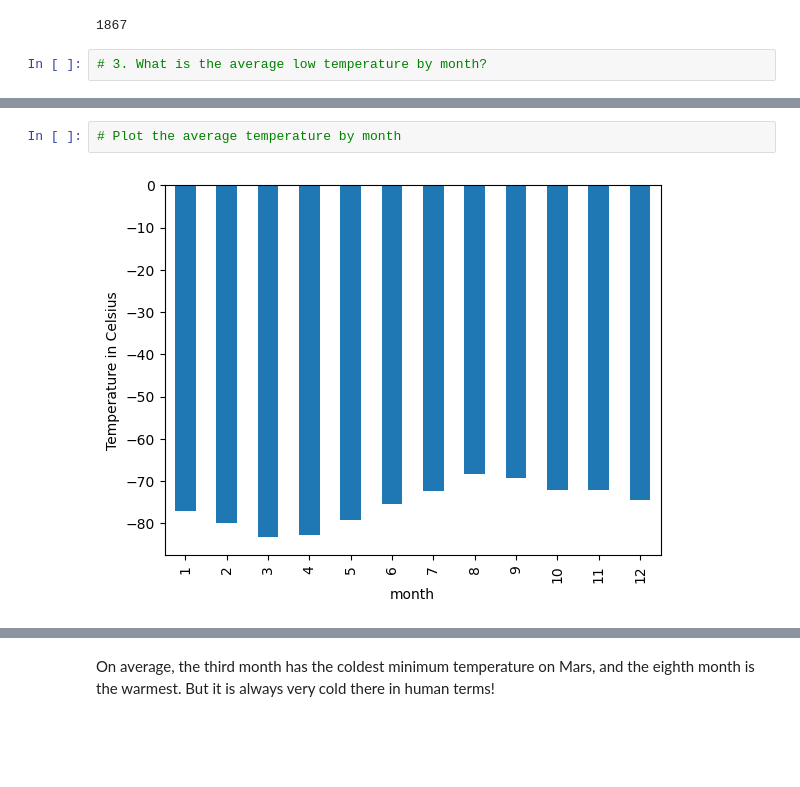
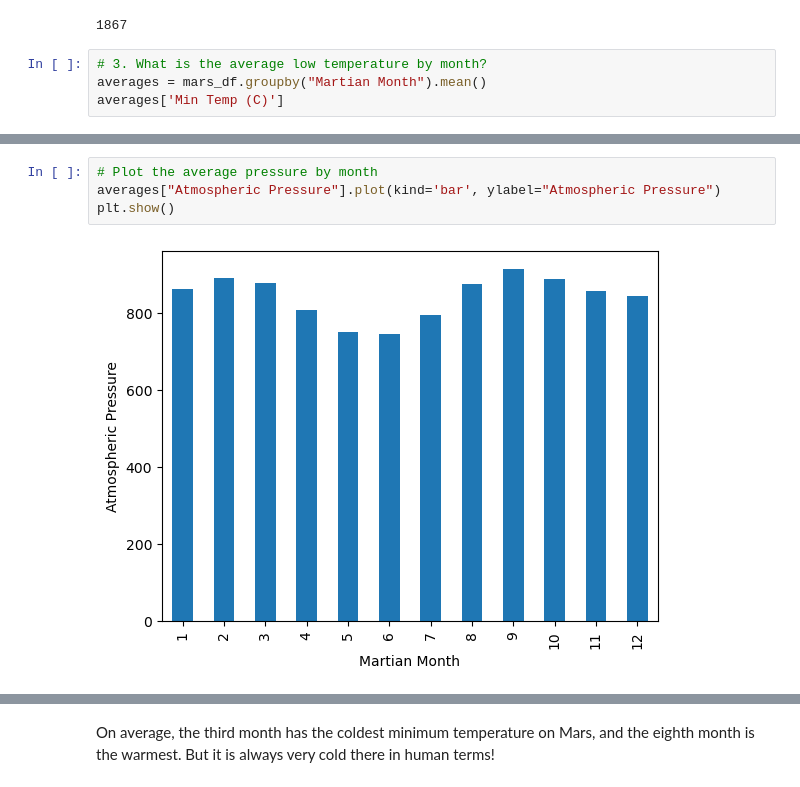
Before and after one commit to EmG3214/MarsHTMLscrape, a Jupyter notebook: part_2_mars_weather.ipynb, the cells around one changed output, grey strips where cells are left out. Drawn from its saved outputs; the diff is of its cells as text; blank space fills up the shorter version.

```diff
--- a/part_2_mars_weather.ipynb
+++ b/part_2_mars_weather.ipynb
@@ -204,4 +166,6 @@ mars_df["Mars Days (Sol)"].count()
 1867
 # %%
 # 3. What is the average low temperature by month?
+averages = mars_df.groupby("Martian Month").mean()
+averages['Min Temp (C)']
 # %% [output]
@@ -222,4 +219,6 @@ Name: min_temp, dtype: float64
 # %%
-# Plot the average temperature by month
+# Plot the average pressure by month
+averages["Atmospheric Pressure"].plot(kind='bar', ylabel="Atmospheric Pressure")
+plt.show()
 # %% [output]
-[figure, old version]
+[figure, new version]
```
Also changed, not shown: parts of 15 cells of this notebook, 2 other files.
